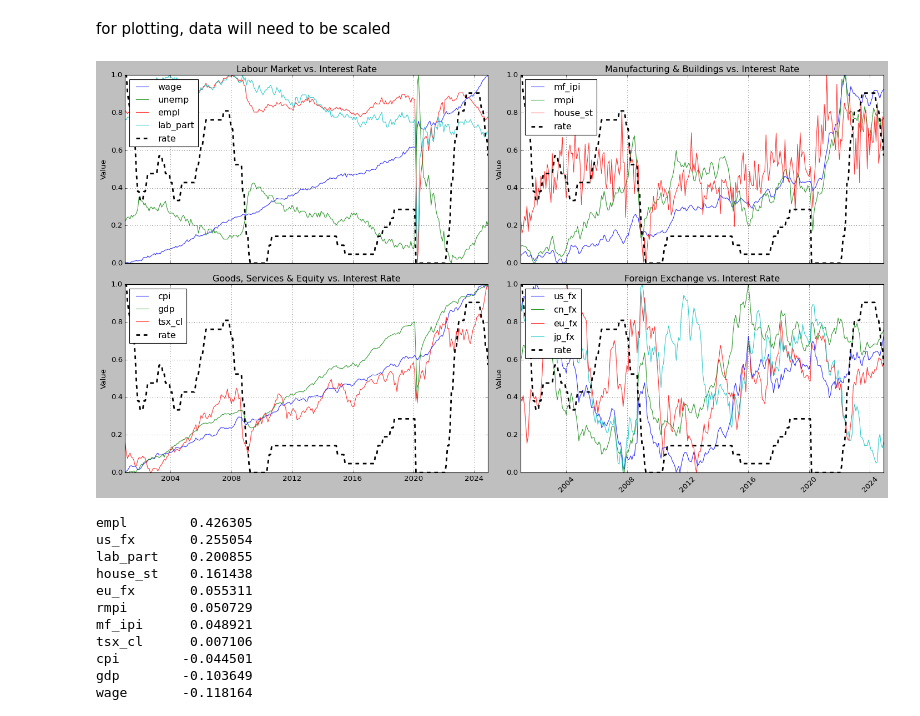
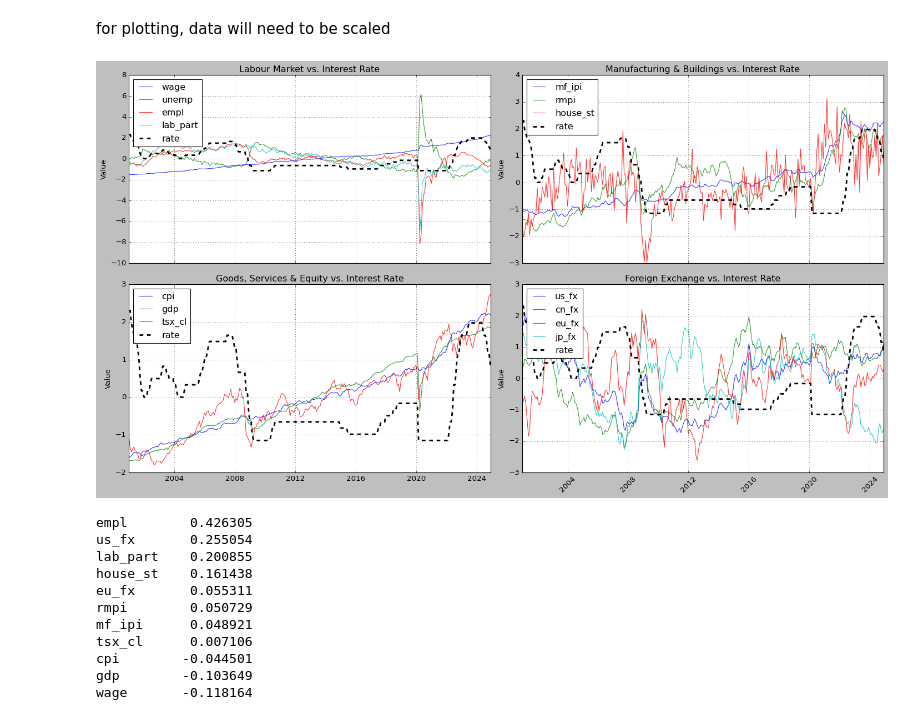
Before and after one commit to FleaBusyBeeBergs/dtsa5511-final-project, a Jupyter notebook: dtsa5511_final_project.ipynb, the cells around one changed output. Saved outputs shown, nothing was run; the diff lists cells and outputs as text; code cells hidden in the pictures.

```diff
--- a/dtsa5511_final_project.ipynb
+++ b/dtsa5511_final_project.ipynb
@@ -624,13 +634,13 @@ for plotting, data will need to be scaled
 # %%
 numeric_cols = data.columns.drop('Date')
 
-# Apply MinMax scaling
-scaler = MinMaxScaler()
+#  scaling
+scaler = StandardScaler()
 scaled_array = scaler.fit_transform(data[numeric_cols])
 
 # Create scaled DataFrame with same column names and original 'Date'
-data_minmax_scaled = pd.DataFrame(scaled_array, columns=numeric_cols)
-data_minmax_scaled.insert(0, 'Date', data['Date'])  # Add Date column back
+data_scaled = pd.DataFrame(scaled_array, columns=numeric_cols)
+data_scaled.insert(0, 'Date', data['Date'])  # Add Date column back
 # %%
 # Set plotting style
 plt.style.use('classic')
@@ -642,36 +652,36 @@ gs_vars     = ['cpi', 'gdp', 'tsx_cl']
 fx_vars     = ['us_fx', 'cn_fx', 'eu_fx', 'jp_fx']
 groups = {
     'Labour Market': labour_vars,
     'Manufacturing & Buildings': mf_vars,
     'Goods, Services & Equity': gs_vars,
     'Foreign Exchange': fx_vars
 }
 
 # Plot each group with 'rate'
 fig, axes = plt.subplots(2, 2, figsize=(18, 10), sharex=True)
 axes = axes.flatten()
 
 for i, (title, vars_) in enumerate(groups.items()):
     ax = axes[i]
 
     # Plot each variable in the group
     for var in vars_:
-        ax.plot(data_minmax_scaled['Date'], data_minmax_scaled[var], label=var, alpha=0.8)
+        ax.plot(data_scaled['Date'], data_scaled[var], label=var, alpha=0.8)
 
     # Plot 'rate' on the same axis (or use a twin axis if needed)
-    ax.plot(data_minmax_scaled['Date'], data_minmax_scaled['rate'], label='rate', color='black', linewidth=2.5, linestyle='--')
+    ax.plot(data_scaled['Date'], data_scaled['rate'], label='rate', color='black', linewidth=2.5, linestyle='--')
 
     ax.set_title(f'{title} vs. Interest Rate')
     ax.set_ylabel('Value')
     ax.legend(loc='upper left')
     ax.grid(True)
 
 # Format x-axis labels
 plt.xticks(rotation=45)
 plt.tight_layout()
 plt.show()
 # %% [output]
-[figure, old version]
+[figure, new version]
 # %%
 exclude_cols = ['Date', 'rate', 'announcement']
 feature_cols = [col for col in data.columns if col not in exclude_cols]
```
Also changed, not shown: parts of 11 cells of this notebook.
